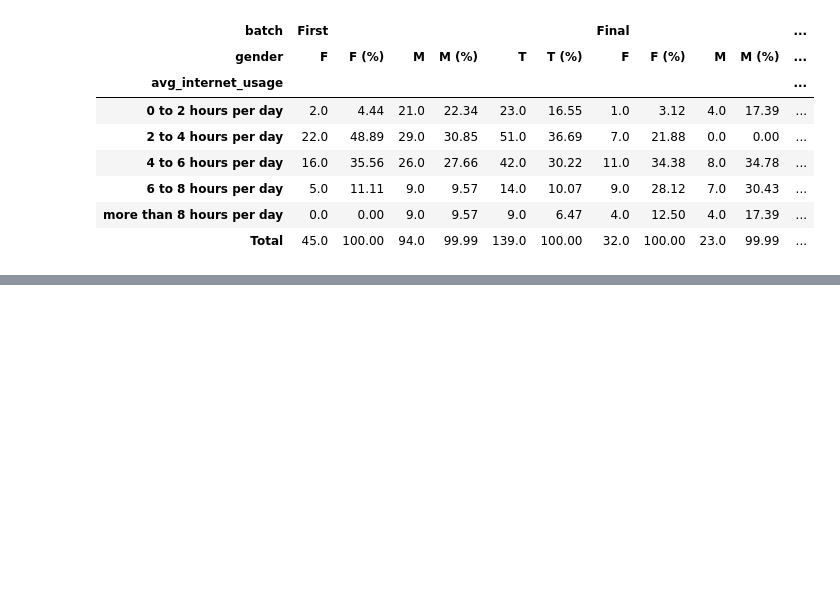
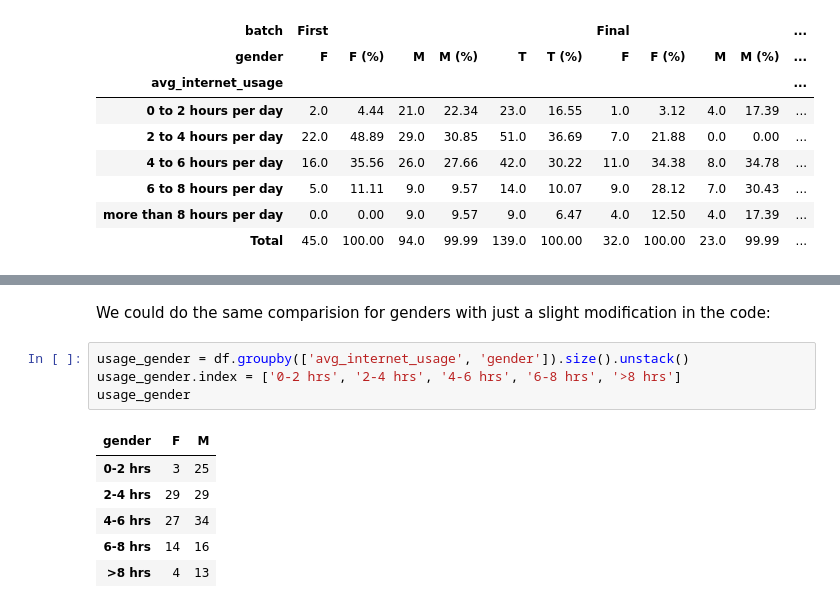
Before and after one commit to akankshazc/sts_iad, a Jupyter notebook: 2_basics.ipynb, the cells around one changed output, grey strips where cells are left out. Drawn from its saved outputs; the diff is of its cells as text; blank space fills up the shorter version.

```diff
--- a/2_basics.ipynb
+++ b/2_basics.ipynb
@@ -187,0 +392,13 @@ r2_table
+# %% [markdown]
+We could do the same comparision for genders with just a slight modification in the code:
+# %%
+usage_gender = df.groupby(['avg_internet_usage', 'gender']).size().unstack()
+usage_gender.index = ['0-2 hrs', '2-4 hrs', '4-6 hrs', '6-8 hrs', '>8 hrs']
+usage_gender
+# %% [output]
+| gender | F | M |
+| 0-2 hrs | 3 | 25 |
+| 2-4 hrs | 29 | 29 |
+| 4-6 hrs | 27 | 34 |
+| 6-8 hrs | 14 | 16 |
+| >8 hrs | 4 | 13 |
```
Also changed, not shown: parts of 66 cells of this notebook.
